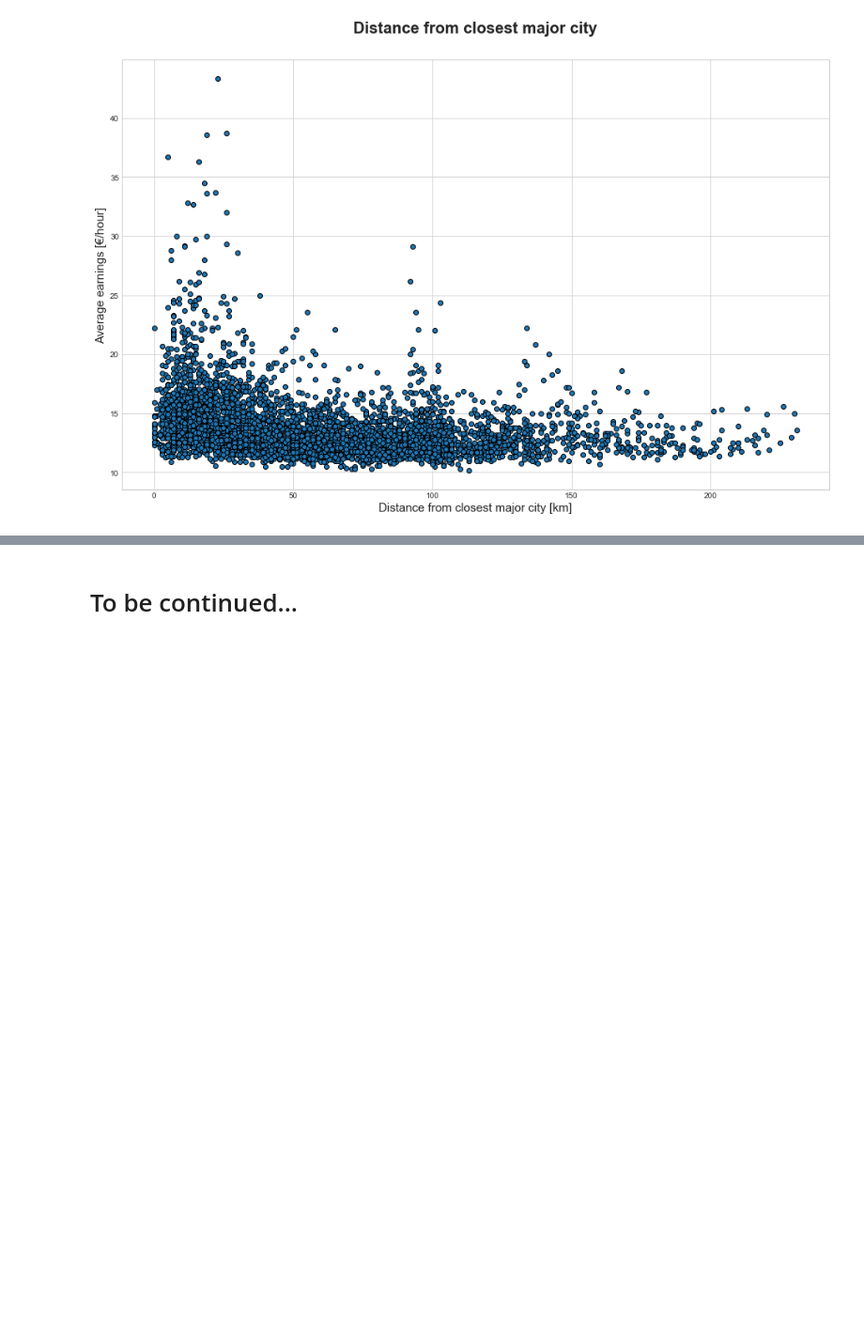
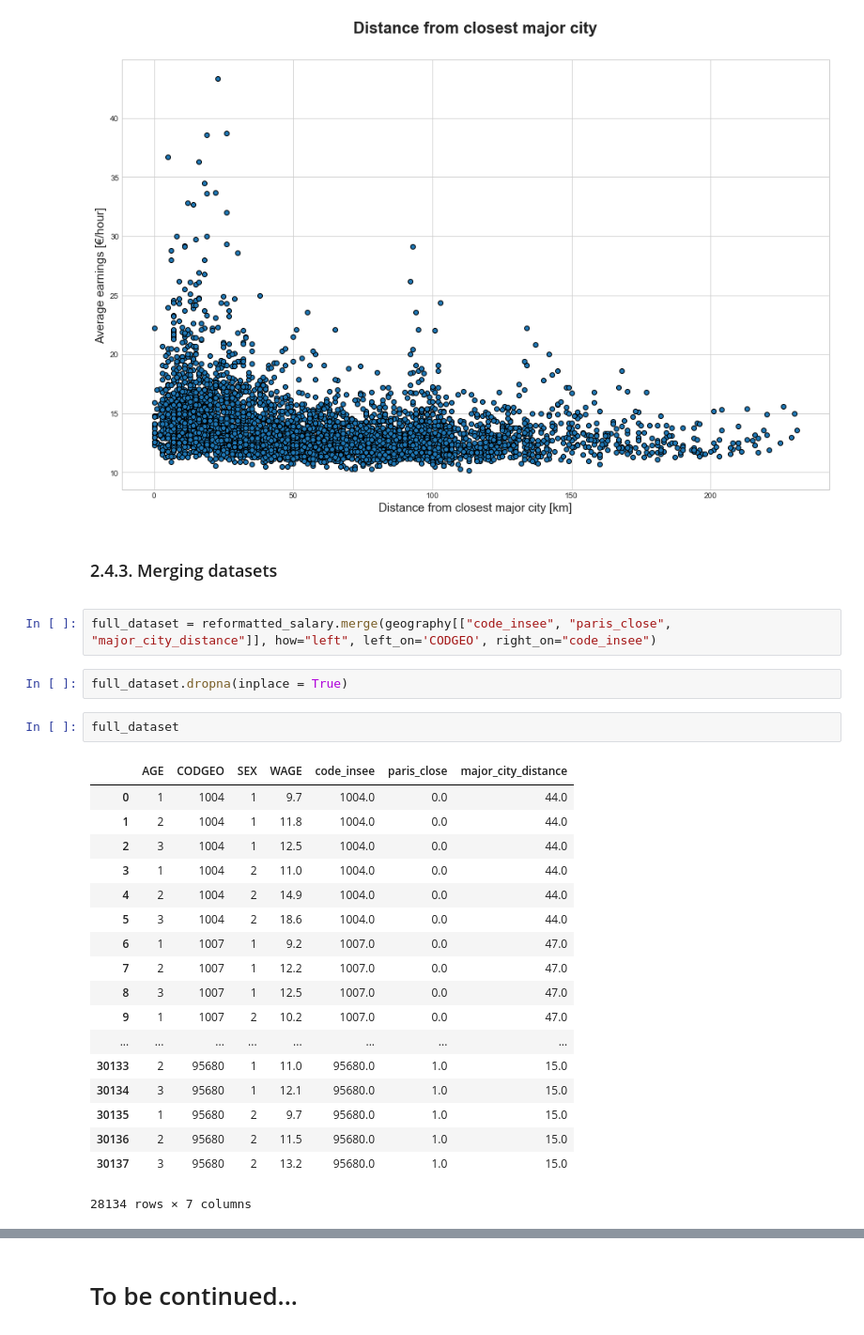
Before and after one commit to SkalskiP/ILearnMachineLearning.py, a Jupyter notebook: 0_Kaggle_projects/French_Salary_Prediction.ipynb, the cells around one changed output, grey strips where cells are left out. Shown at 94% size. Drawn from its saved outputs; the diff is of its cells as text; blank space fills up the shorter version.

```diff
--- a/0_Kaggle_projects/French_Salary_Prediction.ipynb
+++ b/0_Kaggle_projects/French_Salary_Prediction.ipynb
@@ -433,3 +432,31 @@ plt.scatter(years, memory, edgecolors='black')
 plt.show()
 # %% [output]
 [figure]
+# %% [markdown]
+### 2.4.3. Merging datasets
+<a id="merging_datasets"></a>
+# %%
+full_dataset = reformatted_salary.merge(geography[["code_insee", "paris_close", "major_city_distance"]], how="left", left_on='CODGEO', right_on="code_insee")
+# %%
+full_dataset.dropna(inplace = True)
+# %%
+full_dataset
+# %% [output]
+|  | AGE | CODGEO | SEX | WAGE | code_insee | paris_close | major_city_distance |
+| 0 | 1 | 1004 | 1 | 9.7 | 1004.0 | 0.0 | 44.0 |
+| 1 | 2 | 1004 | 1 | 11.8 | 1004.0 | 0.0 | 44.0 |
+| 2 | 3 | 1004 | 1 | 12.5 | 1004.0 | 0.0 | 44.0 |
+| 3 | 1 | 1004 | 2 | 11.0 | 1004.0 | 0.0 | 44.0 |
+| 4 | 2 | 1004 | 2 | 14.9 | 1004.0 | 0.0 | 44.0 |
+| 5 | 3 | 1004 | 2 | 18.6 | 1004.0 | 0.0 | 44.0 |
+| 6 | 1 | 1007 | 1 | 9.2 | 1007.0 | 0.0 | 47.0 |
+| 7 | 2 | 1007 | 1 | 12.2 | 1007.0 | 0.0 | 47.0 |
+| 8 | 3 | 1007 | 1 | 12.5 | 1007.0 | 0.0 | 47.0 |
+| 9 | 1 | 1007 | 2 | 10.2 | 1007.0 | 0.0 | 47.0 |
+| ... | ... | ... | ... | ... | ... | ... | ... |
+| 30133 | 2 | 95680 | 1 | 11.0 | 95680.0 | 1.0 | 15.0 |
+| 30134 | 3 | 95680 | 1 | 12.1 | 95680.0 | 1.0 | 15.0 |
+| 30135 | 1 | 95680 | 2 | 9.7 | 95680.0 | 1.0 | 15.0 |
+| 30136 | 2 | 95680 | 2 | 11.5 | 95680.0 | 1.0 | 15.0 |
+| 30137 | 3 | 95680 | 2 | 13.2 | 95680.0 | 1.0 | 15.0 |
+28134 rows × 7 columns
```
Also changed, not shown: parts of 7 cells of this notebook.
